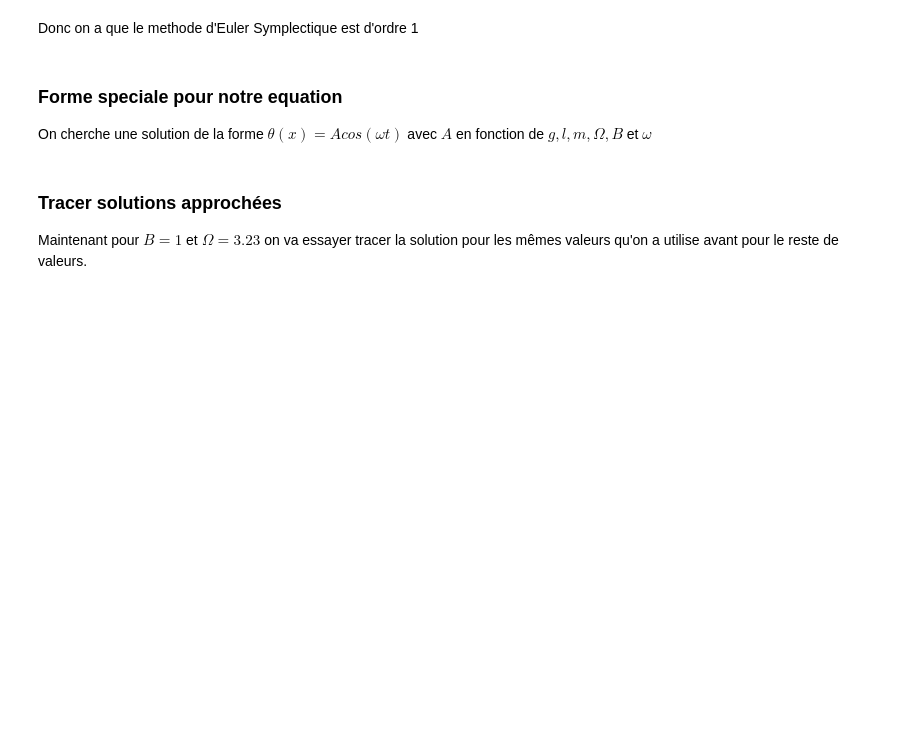
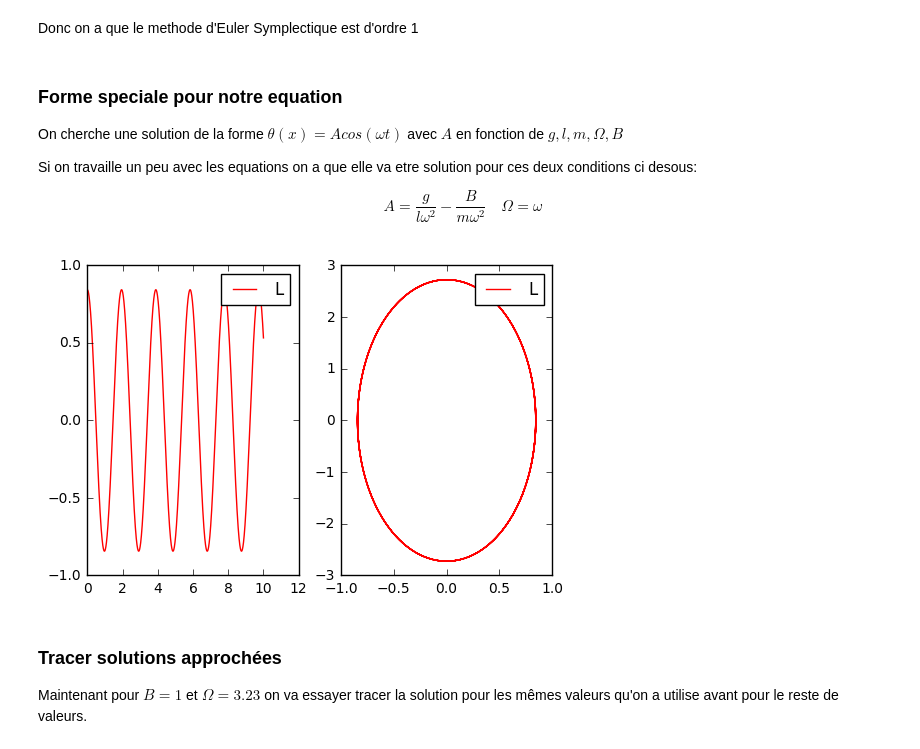
Before and after one commit to DiegoAsterio/equa-diff-3M236, a Jupyter notebook: 3M236_projet.ipynb, the cells around one changed output. Saved outputs shown, nothing was run; the diff lists cells and outputs as text; code cells hidden in the pictures; blank space fills up the shorter version.

Commit message:
9th part of first exercice

```diff
--- a/3M236_projet.ipynb
+++ b/3M236_projet.ipynb
@@ -158,12 +158,25 @@ Donc on a que le methode d'Euler Symplectique est d'ordre 1
 # %% [markdown]
 ### Forme speciale pour notre equation
 
-On cherche une solution de la forme $\theta (x) = Acos(\omega t)$ avec $A$ en fonction de $g, l, m, \Omega, B$ et $\omega$
+On cherche une solution de la forme $\theta (x) = Acos(\omega t)$ avec $A$ en fonction de $g, l, m, \Omega, B$
+
+Si on travaille un peu avec les equations on a que elle va etre solution pour ces deux conditions ci desous:
+
+$$ A = \frac{g}{l \omega^2} - \frac{B}{m \omega^2} \quad \Omega = \omega $$
 # %%
-def solParticulierBcos(x0, B, g, l, m, omega):
-    A = B/(g/l - omega*omega)
-    f = lambda t : A*cos(omega*t)
-    return f
+def solParticulierBcos(B, m, l, omega):
+    A = (9.8/l - B/m)/(omega*omega)
+    f = lambda t : A*math.cos(omega*t)
+    df = lambda t : -A*omega*math.sin(omega*t)
+    return f, df
+# %%
+posPart, vitPart = solParticulierBcos(1,1,1,3.23)
+
+solPartExa = [[posPart(t),vitPart(t)] for t in tL]
+
+plot_pos_et_port([[tL,solPartExa]])
+# %% [output]
+[figure, added]
 # %% [markdown]
 ### Tracer solutions approchées
 
```
Also changed, not shown: parts of 15 cells of this notebook.
